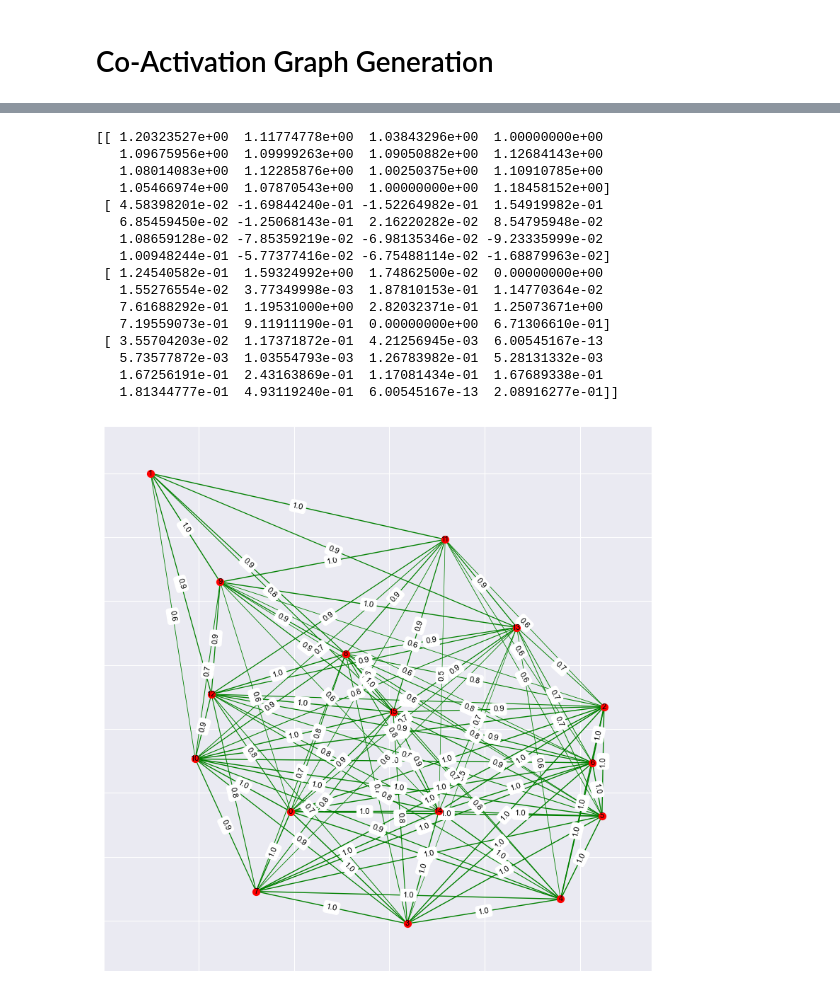
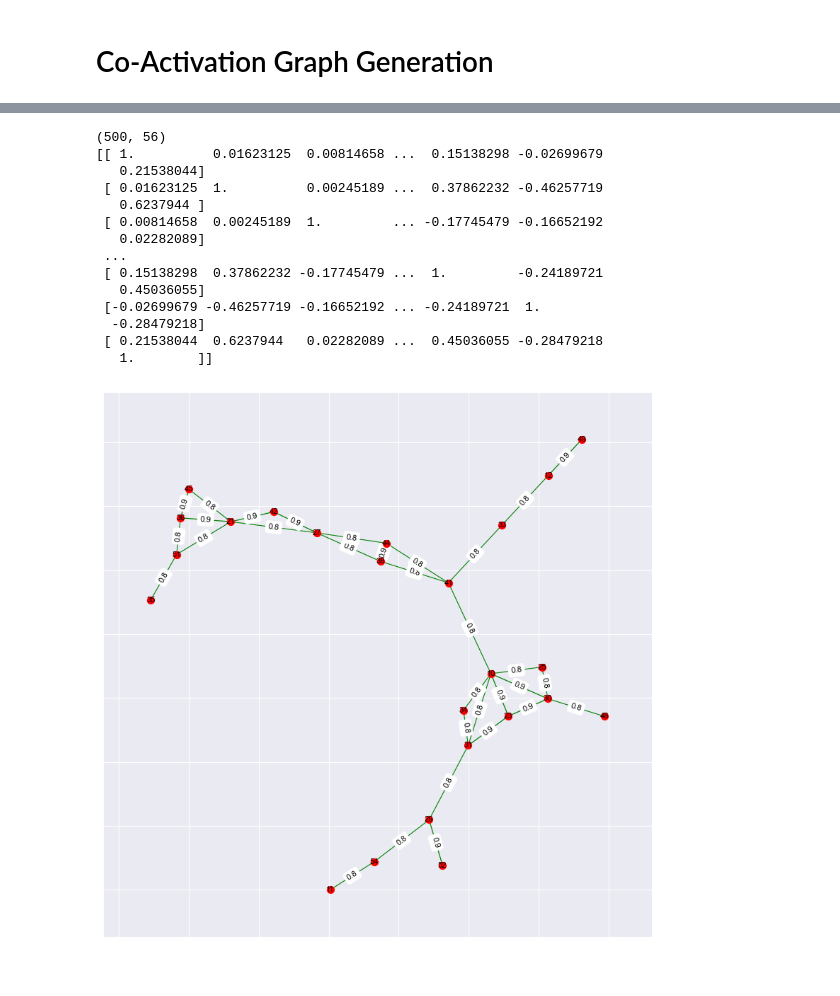
Before and after one commit to b0ster/KRW-project-group2, a Jupyter notebook: src/titanic/titanic-dnn-classification-minified.ipynb, the cells around one changed output, grey strips where cells are left out. Cells and saved outputs as stored; diff of their text form; code cells hidden in the pictures.

```diff
--- a/src/titanic/titanic-dnn-classification-minified.ipynb
+++ b/src/titanic/titanic-dnn-classification-minified.ipynb
@@ -48,7 +48,7 @@ class Mode(enum.Enum):
 # %% [markdown]
 ## Define the current run-mode
 # %%
-MODE=Mode.TRAIN
+MODE=Mode.TEST
 # %% [markdown]
 ### Load the data
 # %%
@@ -325,7 +315,7 @@ plt.show()
 # Co-Activation Graph Generation
 # %%
 # Generate random input data
-num_samples = 100
+num_samples = 500
 input_shape = model.input_shape[1:]
 x = np.random.normal(size=(num_samples, *input_shape))
 
@@ -334,6 +324,9 @@ layer_names = [layer.name for layer in model.layers if 'dense' in layer.name]
 outputs = [model.get_layer(name).output for name in layer_names]
 model = tf.keras.models.Model(inputs=model.inputs, outputs=outputs)
 activations = model.predict(x)
+
+print([x.shape for x in activations])
+print(activations)
 
 # Compute pairwise correlations between activations
 activations_flat = np.concatenate([a.reshape(a.shape[0], -1) for a in activations], axis=1)
@@ -352,50 +361,48 @@ plt.show()
 # %%
 import networkx as nx
+threshold=.75
 
-threshold=.5
+concatenated = np.concatenate(activations, axis=1)
+print(concatenated.shape)
+# print(activations)
+# all_node_activations = np.array((activations))
+# print(all_node_activations.shape)
 
-# Get the weights of the hidden layer (sample layer)
-weights = np.array(model.layers[2].get_weights())
-print(weights)
-
-# Calculate the correlation matrix
-corr = np.corrcoef(weights.T)
-
+corr = correlations
+print(corr)
 # Create the graph
 G = nx.Graph()
 for i in range(corr.shape[0]):
     for j in range(i+1, corr.shape[1]):
         if abs(corr[i,j]) > threshold:
             G.add_edge(i, j, weight=corr[i,j])
 
 # Draw the graph
 fig, ax = plt.subplots(figsize=(10, 10))
 pos = nx.spring_layout(G, weight='weight')
 nx.draw_networkx_nodes(G, pos, node_color='r', node_size=50)
 nx.draw_networkx_labels(G, pos, font_size=8)
 edges, weights = zip(*nx.get_edge_attributes(G,'weight').items())
 edges = list(edges)
 weights = list(weights)
 edge_colors = ['g' if w > 0 else 'r' for w in weights]
 edges, weights = zip(*[(edges[i], round(weights[i],1)) for i in range(len(edges)) if abs(weights[i]) >threshold])
 nx.draw_networkx_edges(G, pos, edgelist=edges, edge_color=edge_colors, width=weights, edge_cmap=plt.cm.coolwarm, )
 nx.draw_networkx_edge_labels(G, pos, edge_labels=dict(zip(edges, weights)), font_size=8)
 plt.show()
 # %% [output]
-[[ 1.20323527e+00  1.11774778e+00  1.03843296e+00  1.00000000e+00
-   1.09675956e+00  1.09999263e+00  1.09050882e+00  1.12684143e+00
-   1.08014083e+00  1.12285876e+00  1.00250375e+00  1.10910785e+00
-   1.05466974e+00  1.07870543e+00  1.00000000e+00  1.18458152e+00]
- [ 4.58398201e-02 -1.69844240e-01 -1.52264982e-01  1.54919982e-01
-   6.85459450e-02 -1.25068143e-01  2.16220282e-02  8.54795948e-02
-   1.08659128e-02 -7.85359219e-02 -6.98135346e-02 -9.23335999e-02
-   1.00948244e-01 -5.77377416e-02 -6.75488114e-02 -1.68879963e-02]
- [ 1.24540582e-01  1.59324992e+00  1.74862500e-02  0.00000000e+00
-   1.55276554e-02  3.77349998e-03  1.87810153e-01  1.14770364e-02
-   7.61688292e-01  1.19531000e+00  2.82032371e-01  1.25073671e+00
-   7.19559073e-01  9.11911190e-01  0.00000000e+00  6.71306610e-01]
- [ 3.55704203e-02  1.17371872e-01  4.21256945e-03  6.00545167e-13
-   5.73577872e-03  1.03554793e-03  1.26783982e-01  5.28131332e-03
-   1.67256191e-01  2.43163869e-01  1.17081434e-01  1.67689338e-01
-   1.81344777e-01  4.93119240e-01  6.00545167e-13  2.08916277e-01]]
+(500, 56)
+[[ 1.          0.01623125  0.00814658 ...  0.15138298 -0.02699679
+   0.21538044]
+ [ 0.01623125  1.          0.00245189 ...  0.37862232 -0.46257719
+   0.6237944 ]
+ [ 0.00814658  0.00245189  1.         ... -0.17745479 -0.16652192
+   0.02282089]
+ ...
+ [ 0.15138298  0.37862232 -0.17745479 ...  1.         -0.24189721
+   0.45036055]
+ [-0.02699679 -0.46257719 -0.16652192 ... -0.24189721  1.
+  -0.28479218]
+ [ 0.21538044  0.6237944   0.02282089 ...  0.45036055 -0.28479218
+   1.        ]]
-[figure, old version]
+[figure, new version]
```
Also changed, not shown: parts of 5 cells of this notebook.
